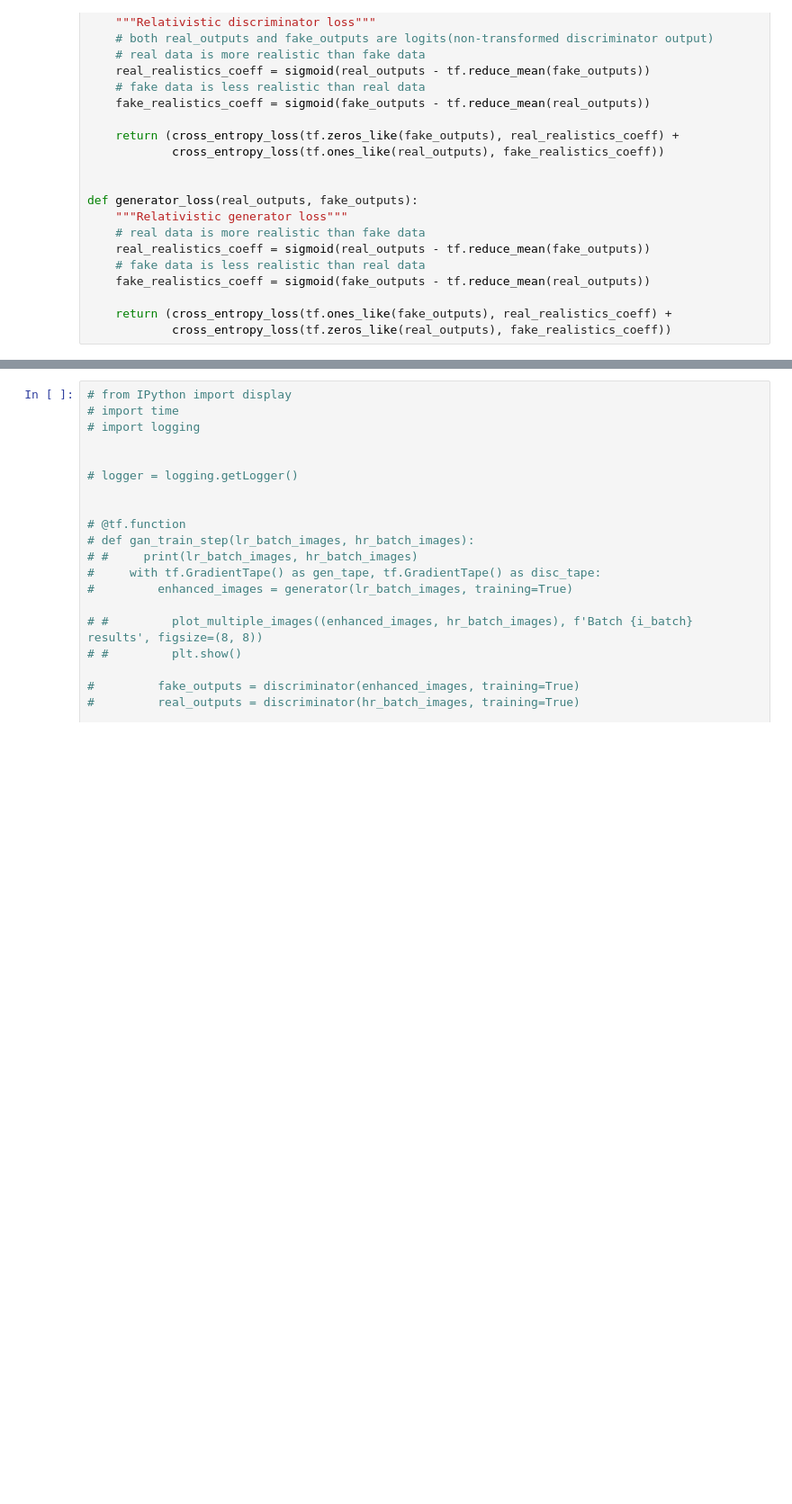
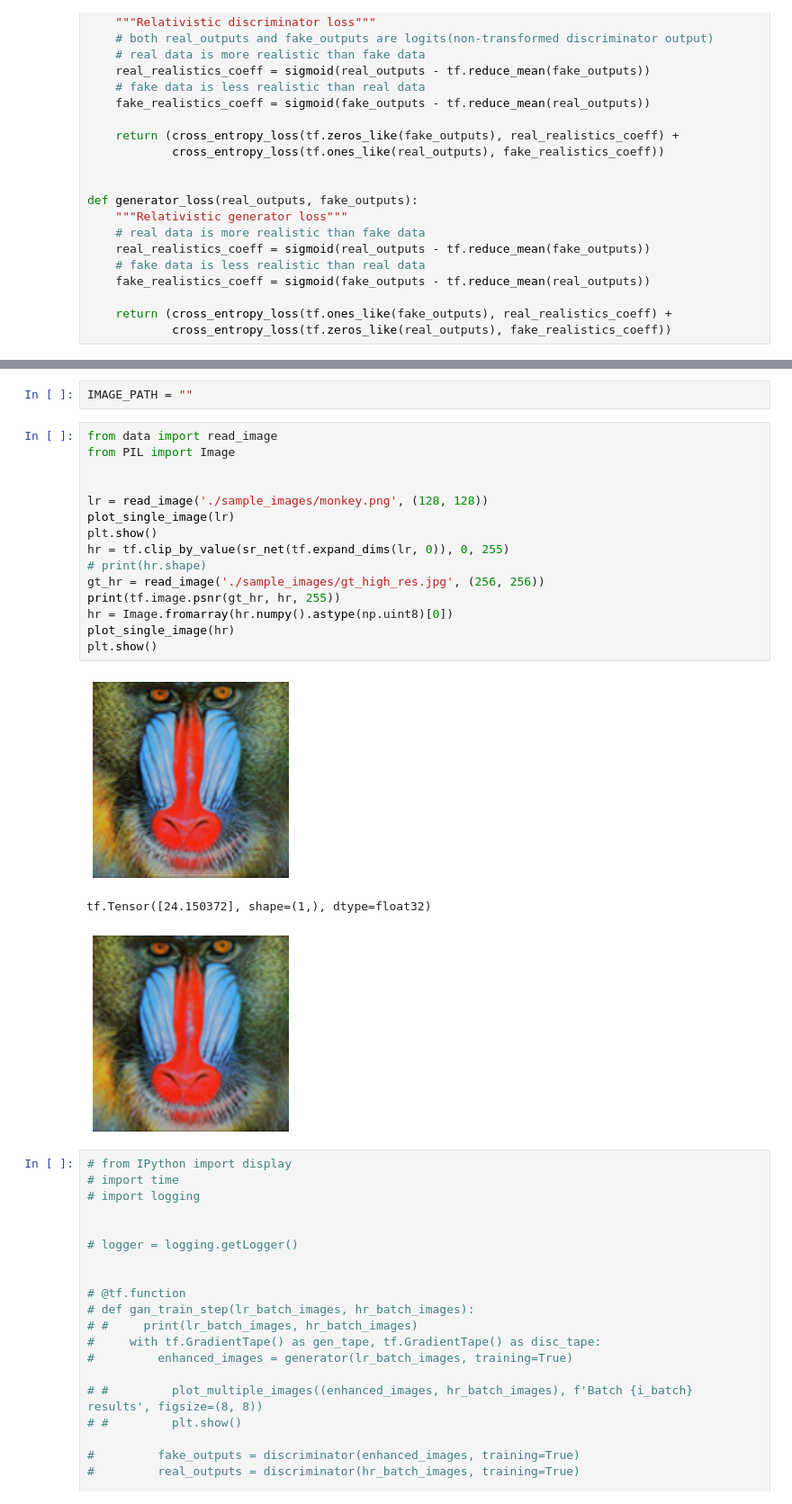
Before and after one commit to Abto-Coursework-Mentoring-2020/super-resolution-engine, a Jupyter notebook: src/main.ipynb, the cells around one changed output, grey strips where cells are left out. Shown: that part at 90% size. Cells and saved outputs as stored; diff of their text form; blank space fills up the shorter version.

```diff
--- a/src/main.ipynb
+++ b/src/main.ipynb
@@ -317,3 +297,24 @@ SAVED_MODEL_PATH = "https://tfhub.dev/captain-pool/esrgan-tf2/1"
+# %%
+IMAGE_PATH = ""
+# %%
+from data import read_image
+from PIL import Image
+
+
+lr = read_image('./sample_images/monkey.png', (128, 128))
+plot_single_image(lr)
+plt.show()
+hr = tf.clip_by_value(sr_net(tf.expand_dims(lr, 0)), 0, 255)
+# print(hr.shape)
+gt_hr = read_image('./sample_images/gt_high_res.jpg', (256, 256))
+print(tf.image.psnr(gt_hr, hr, 255))
+hr = Image.fromarray(hr.numpy().astype(np.uint8)[0])
+plot_single_image(hr)
+plt.show()
+# %% [output]
+[figure, added]
+tf.Tensor([24.150372], shape=(1,), dtype=float32)
+[figure, added]
 # %%
 # from IPython import display
 # import time
```
Also changed, not shown: parts of 17 cells of this notebook, 19 other files.
